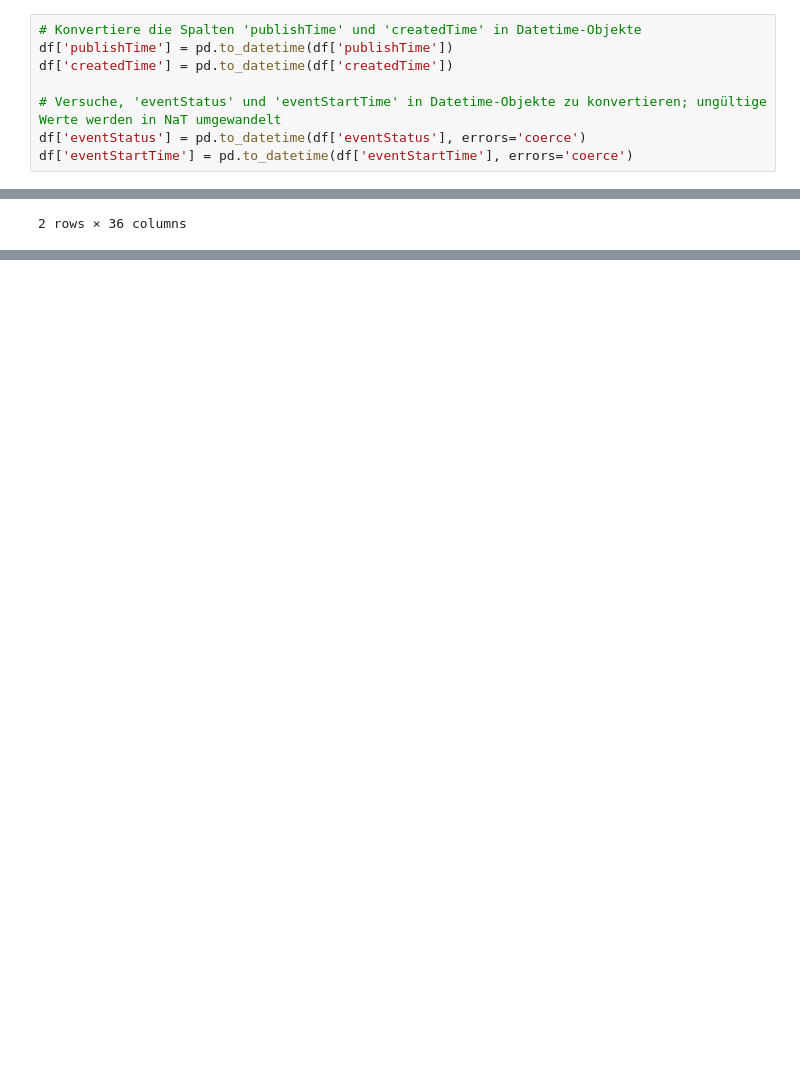
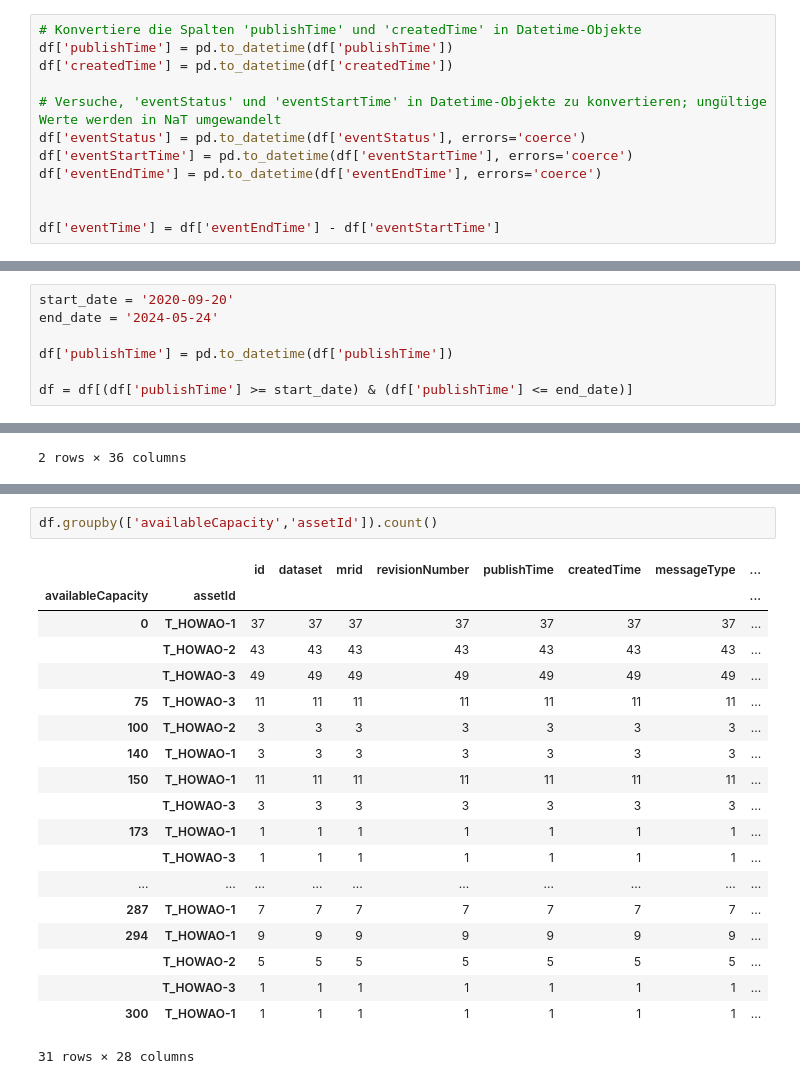
Before and after one commit to tombeihofer23/DoPro2, a Jupyter notebook: reasearch/02_Analyse_Json.ipynb, the cells around one changed output, grey strips where cells are left out. Saved outputs shown, nothing was run; the diff lists cells and outputs as text; blank space fills up the shorter version.

```diff
--- a/reasearch/02_Analyse_Json.ipynb
+++ b/reasearch/02_Analyse_Json.ipynb
@@ -67,3 +72,7 @@ df['createdTime'] = pd.to_datetime(df['createdTime'])
 # Versuche, 'eventStatus' und 'eventStartTime' in Datetime-Objekte zu konvertieren; ungültige Werte werden in NaT umgewandelt
 df['eventStatus'] = pd.to_datetime(df['eventStatus'], errors='coerce')
 df['eventStartTime'] = pd.to_datetime(df['eventStartTime'], errors='coerce')
+df['eventEndTime'] = pd.to_datetime(df['eventEndTime'], errors='coerce')
+
+
+df['eventTime'] = df['eventEndTime'] - df['eventStartTime']
@@ -96,0 +141,7 @@ df.head(2)
+# %%
+start_date = '2020-09-20'
+end_date = '2024-05-24'
+
+df['publishTime'] = pd.to_datetime(df['publishTime'])
+
+df = df[(df['publishTime'] >= start_date) & (df['publishTime'] <= end_date)]
@@ -640,0 +811,22 @@ Name: id, dtype: int64
+# %%
+df.groupby(['availableCapacity','assetId']).count()
+# %% [output]
+|  |  | id | dataset | mrid | revisionNumber | publishTime | createdTime | messageType | ... |
+| availableCapacity | assetId |  |  |  |  |  |  |  | ... |
+| 0 | T_HOWAO-1 | 37 | 37 | 37 | 37 | 37 | 37 | 37 | ... |
+|  | T_HOWAO-2 | 43 | 43 | 43 | 43 | 43 | 43 | 43 | ... |
+|  | T_HOWAO-3 | 49 | 49 | 49 | 49 | 49 | 49 | 49 | ... |
+| 75 | T_HOWAO-3 | 11 | 11 | 11 | 11 | 11 | 11 | 11 | ... |
+| 100 | T_HOWAO-2 | 3 | 3 | 3 | 3 | 3 | 3 | 3 | ... |
+| 140 | T_HOWAO-1 | 3 | 3 | 3 | 3 | 3 | 3 | 3 | ... |
+| 150 | T_HOWAO-1 | 11 | 11 | 11 | 11 | 11 | 11 | 11 | ... |
+|  | T_HOWAO-3 | 3 | 3 | 3 | 3 | 3 | 3 | 3 | ... |
+| 173 | T_HOWAO-1 | 1 | 1 | 1 | 1 | 1 | 1 | 1 | ... |
+|  | T_HOWAO-3 | 1 | 1 | 1 | 1 | 1 | 1 | 1 | ... |
+| ... | ... | ... | ... | ... | ... | ... | ... | ... | ... |
+| 287 | T_HOWAO-1 | 7 | 7 | 7 | 7 | 7 | 7 | 7 | ... |
+| 294 | T_HOWAO-1 | 9 | 9 | 9 | 9 | 9 | 9 | 9 | ... |
+|  | T_HOWAO-2 | 5 | 5 | 5 | 5 | 5 | 5 | 5 | ... |
+|  | T_HOWAO-3 | 1 | 1 | 1 | 1 | 1 | 1 | 1 | ... |
+| 300 | T_HOWAO-1 | 1 | 1 | 1 | 1 | 1 | 1 | 1 | ... |
+31 rows × 28 columns
```
Also changed, not shown: parts of 53 cells of this notebook.
